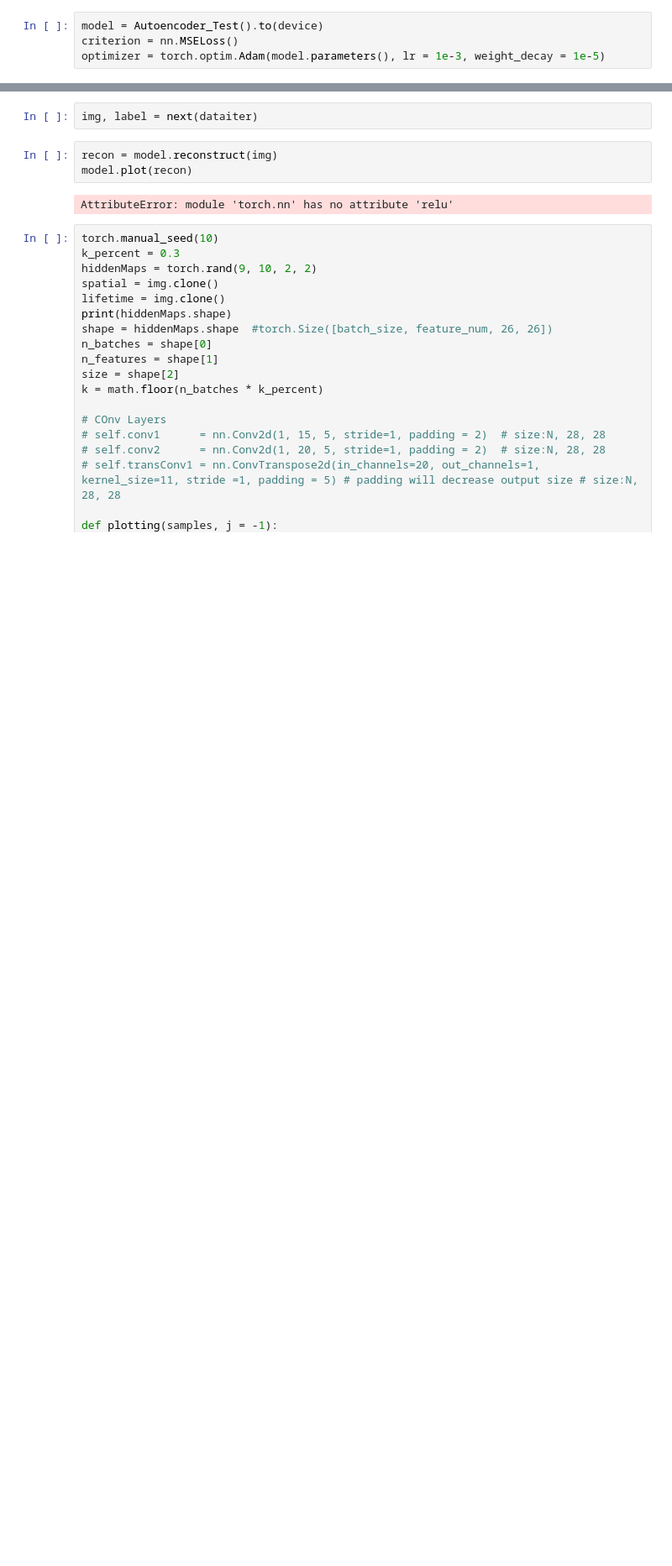
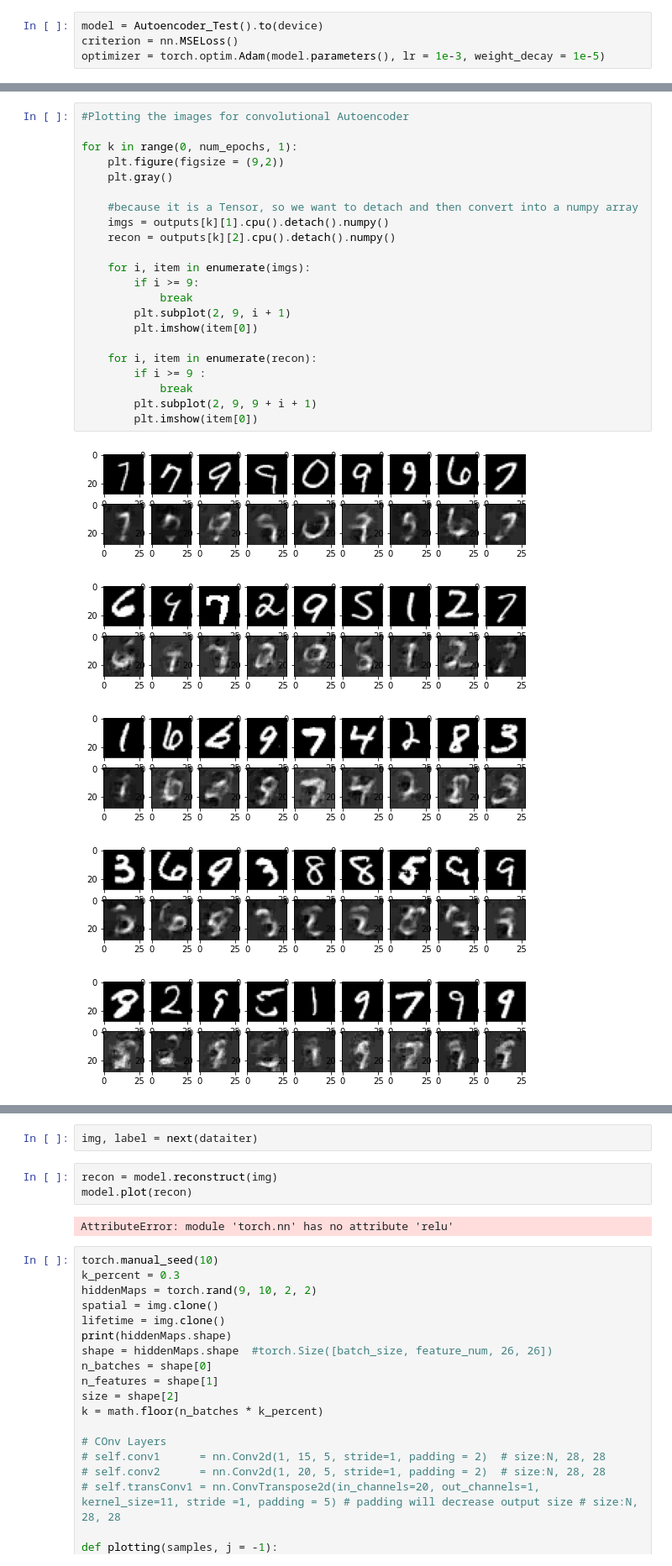
Before and after one commit to Chrislai502/Competitive-Autoencoder, a Jupyter notebook: Competitive AutoEncoder V7 (class testing).ipynb, the cells around one changed output, grey strips where cells are left out. Shown at 84% size. Cells and saved outputs as stored; diff of their text form; blank space fills up the shorter version.

Commit message:
first working autoencoder

```diff
--- a/Competitive AutoEncoder V7 (class testing).ipynb
+++ b/Competitive AutoEncoder V7 (class testing).ipynb
@@ -178,0 +212,28 @@ for k in range(0, num_epochs, 1):
+# %%
+#Plotting the images for convolutional Autoencoder
+
+for k in range(0, num_epochs, 1):
+    plt.figure(figsize = (9,2))
+    plt.gray()
+
+    #because it is a Tensor, so we want to detach and then convert into a numpy array
+    imgs = outputs[k][1].cpu().detach().numpy()
+    recon = outputs[k][2].cpu().detach().numpy()
+
+    for i, item in enumerate(imgs):
+        if i >= 9:
+            break
+        plt.subplot(2, 9, i + 1)
+        plt.imshow(item[0])
+
+    for i, item in enumerate(recon):
+        if i >= 9 :
+            break
+        plt.subplot(2, 9, 9 + i + 1)
+        plt.imshow(item[0])
+# %% [output]
+[figure, added]
+[figure, added]
+[figure, added]
+[figure, added]
+[figure, added]
```
Also changed, not shown: parts of 4 cells of this notebook, 8 other files.
